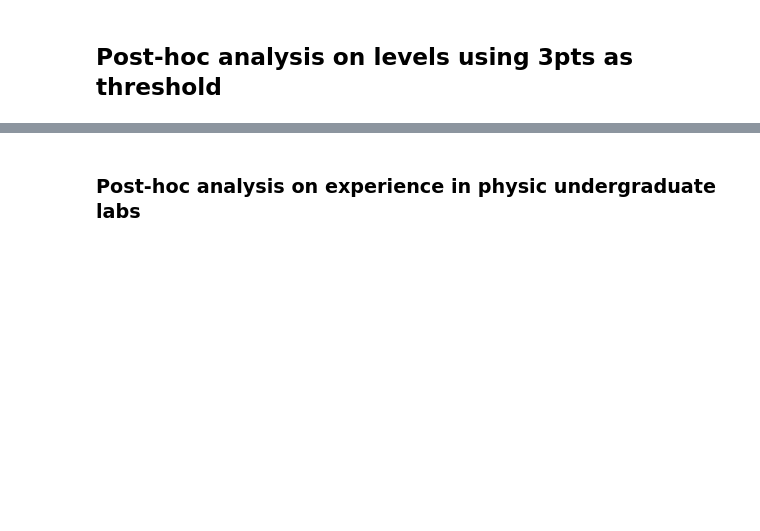
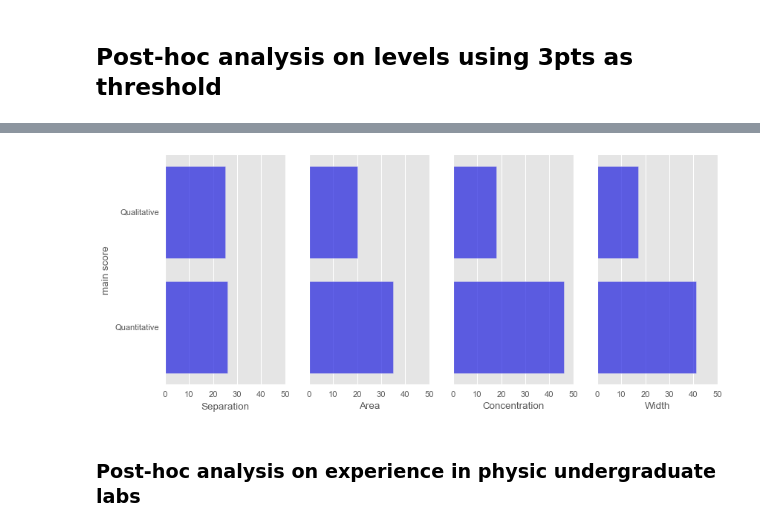
Before and after one commit to jmassall/inquiry_virtualLabs_study, a Jupyter notebook: analysis/for_AIED_submission/storyline.ipynb, the cells around one changed output, grey strips where cells are left out. Saved outputs shown, nothing was run; the diff lists cells and outputs as text; code cells hidden in the pictures; blank space fills up the shorter version.

```diff
--- a/analysis/for_AIED_submission/storyline.ipynb
+++ b/analysis/for_AIED_submission/storyline.ipynb
@@ -832,3 +862,17 @@ This plot needs to be redone with standard deviation bars and colored by level a
+# %%
+fig,ax = plt.subplots(nrows=1,ncols=4,figsize=(12,5))
+for N,v in enumerate(['Separation',"Area",'Concentration','Width']):
+    sns.countplot(data=filtered_maxpre_data[(filtered_maxpre_data['main']>1)&(filtered_maxpre_data['CVS_levels_3']==2)&(filtered_maxpre_data['variable']==v)],y='main',ax=ax[N],label=str(N),color='blue',alpha=0.7);
+    ax[N].set(ylabel='')
+    ax[N].set(xlabel=v)
+    ax[N].set(yticklabels = ['','','',''])
+    ax[N].set(xlim=(0,50))
+ax[0].set(ylabel='main score')
+# ax[1].set(xlabel='Number of students')
+ax[0].set(yticklabels = ['Qualitative','Quantitative']);
+# ["Area",'Concentration','Separation','Width']
+# %% [output]
+[figure, added]
 # %% [markdown]
 ### Post-hoc analysis on experience in physic undergraduate labs
 # %%
```
Also changed, not shown: parts of 21 cells of this notebook.
